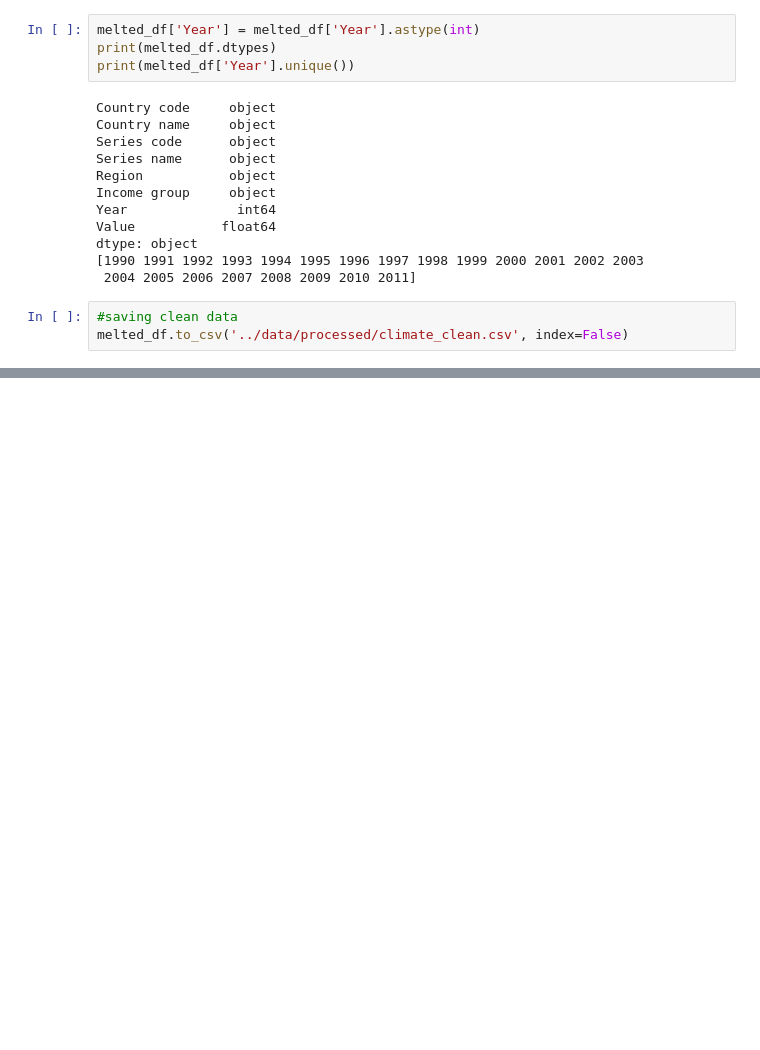
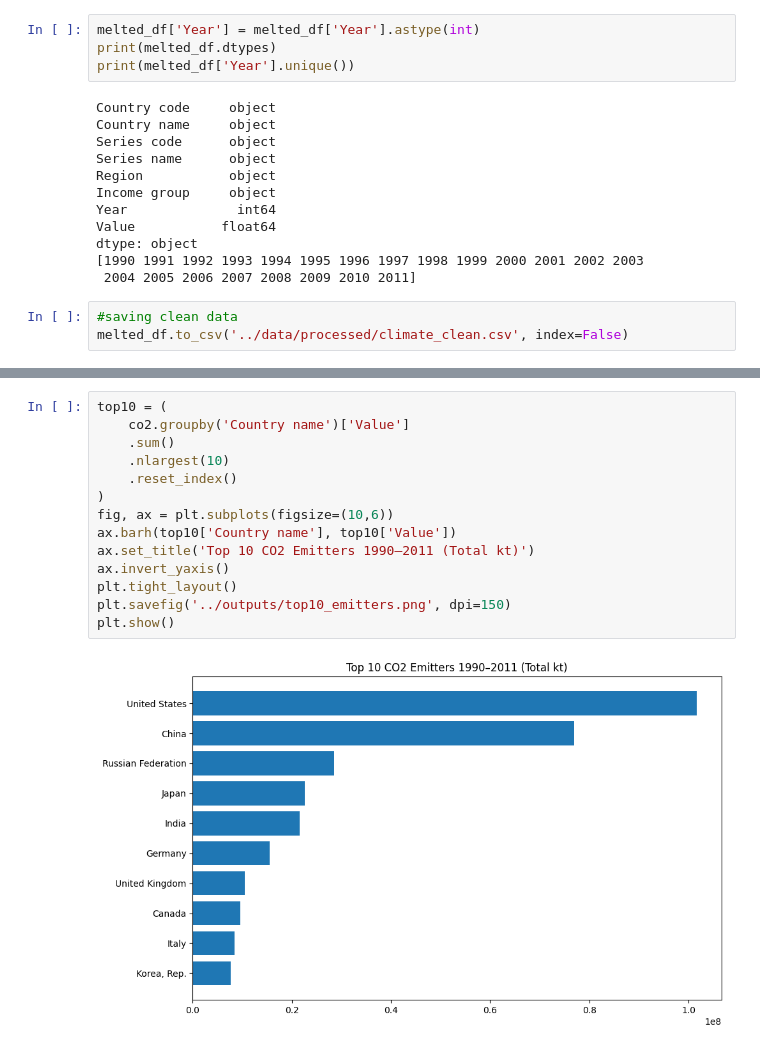
Before and after one commit to gaurab-pradhan/01-climate-analysis, a Jupyter notebook: notebooks/01_eda.ipynb, the cells around one changed output, grey strips where cells are left out. Saved outputs shown, nothing was run; the diff lists cells and outputs as text; blank space fills up the shorter version.

```diff
--- a/notebooks/01_eda.ipynb
+++ b/notebooks/01_eda.ipynb
@@ -175,0 +240,16 @@ melted_df.to_csv('../data/processed/climate_clean.csv', index=False)
+# %%
+top10 = (
+    co2.groupby('Country name')['Value']
+    .sum()
+    .nlargest(10)
+    .reset_index()
+)
+fig, ax = plt.subplots(figsize=(10,6))
+ax.barh(top10['Country name'], top10['Value'])
+ax.set_title('Top 10 CO2 Emitters 1990–2011 (Total kt)')
+ax.invert_yaxis()
+plt.tight_layout()
+plt.savefig('../outputs/top10_emitters.png', dpi=150)
+plt.show()
+# %% [output]
+[figure, added]
```
Also changed, not shown: parts of 5 cells of this notebook, 3 other files.
